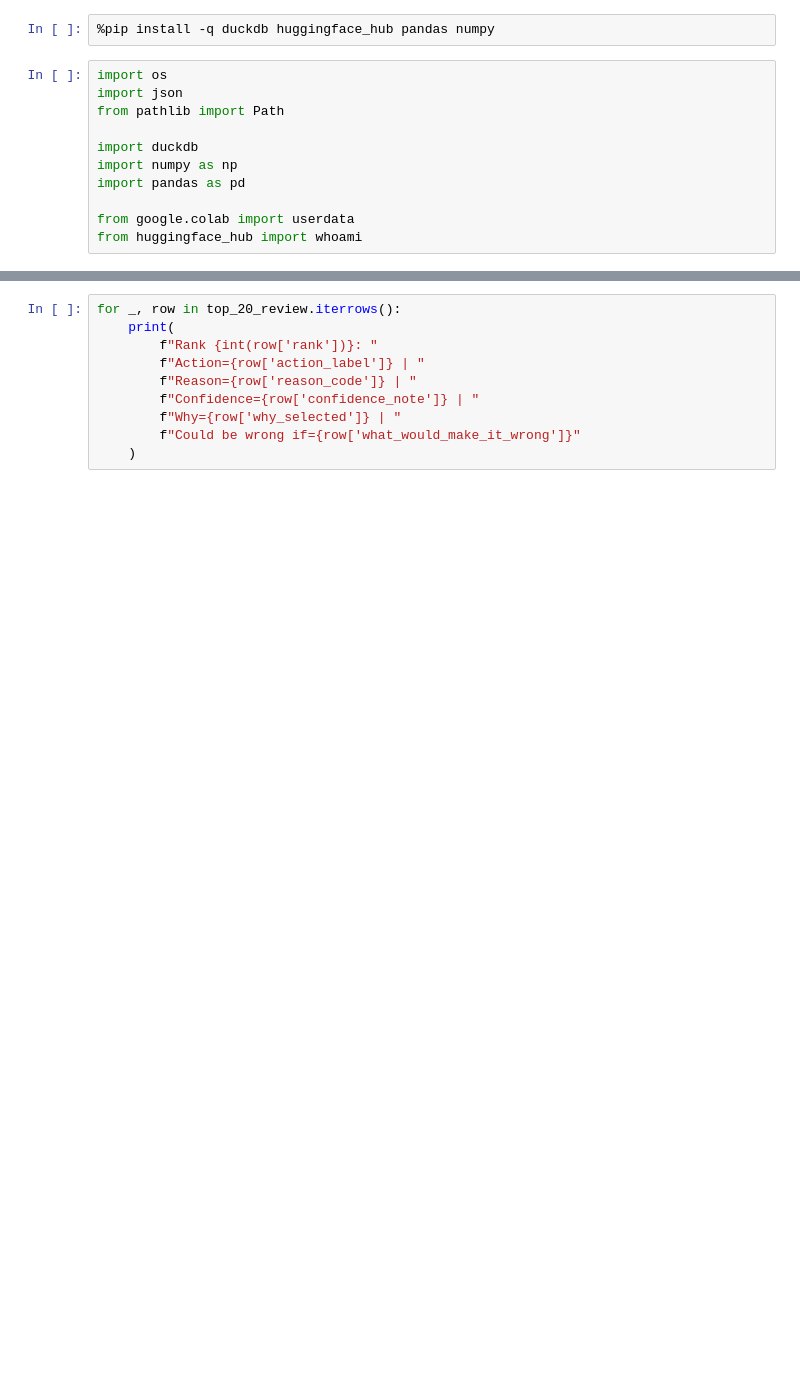
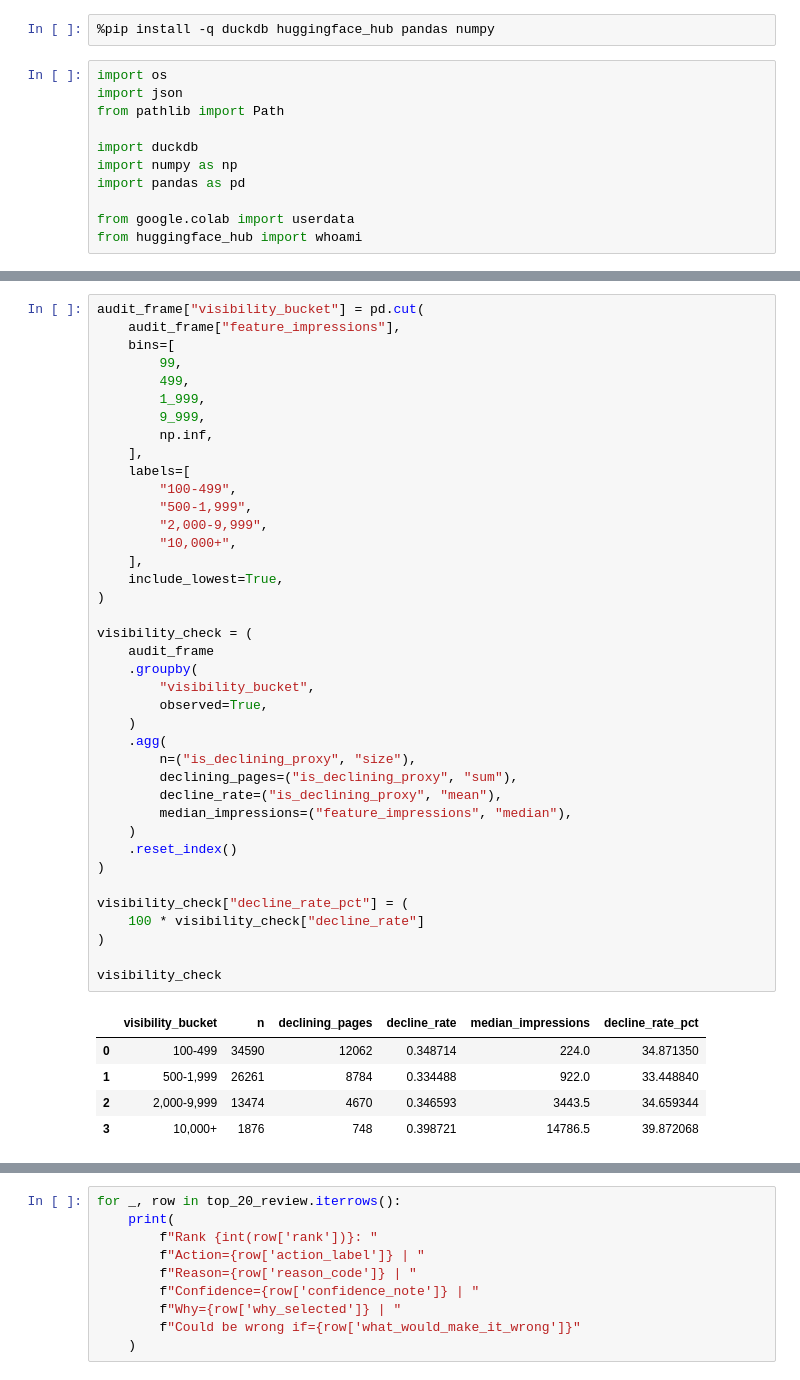
Before and after one commit to Zafar488/flyrank-ml-internship, a Jupyter notebook: work/notebooks/w04_baseline_score.ipynb, the cells around one changed output, grey strips where cells are left out. Saved outputs shown, nothing was run; the diff lists cells and outputs as text; blank space fills up the shorter version.

```diff
--- a/work/notebooks/w04_baseline_score.ipynb
+++ b/work/notebooks/w04_baseline_score.ipynb
@@ -786,0 +368,45 @@ top_20_review[
+# %%
+audit_frame["visibility_bucket"] = pd.cut(
+    audit_frame["feature_impressions"],
+    bins=[
+        99,
+        499,
+        1_999,
+        9_999,
+        np.inf,
+    ],
+    labels=[
+        "100-499",
+        "500-1,999",
+        "2,000-9,999",
+        "10,000+",
+    ],
+    include_lowest=True,
+)
+
+visibility_check = (
+    audit_frame
+    .groupby(
+        "visibility_bucket",
+        observed=True,
+    )
+    .agg(
+        n=("is_declining_proxy", "size"),
+        declining_pages=("is_declining_proxy", "sum"),
+        decline_rate=("is_declining_proxy", "mean"),
+        median_impressions=("feature_impressions", "median"),
+    )
+    .reset_index()
+)
+
+visibility_check["decline_rate_pct"] = (
+    100 * visibility_check["decline_rate"]
+)
+
+visibility_check
+# %% [output]
+|  | visibility_bucket | n | declining_pages | decline_rate | median_impressions | decline_rate_pct |
+| 0 | 100-499 | 34590 | 12062 | 0.348714 | 224.0 | 34.871350 |
+| 1 | 500-1,999 | 26261 | 8784 | 0.334488 | 922.0 | 33.448840 |
+| 2 | 2,000-9,999 | 13474 | 4670 | 0.346593 | 3443.5 | 34.659344 |
+| 3 | 10,000+ | 1876 | 748 | 0.398721 | 14786.5 | 39.872068 |
```
Also changed, not shown: parts of 57 cells of this notebook.
